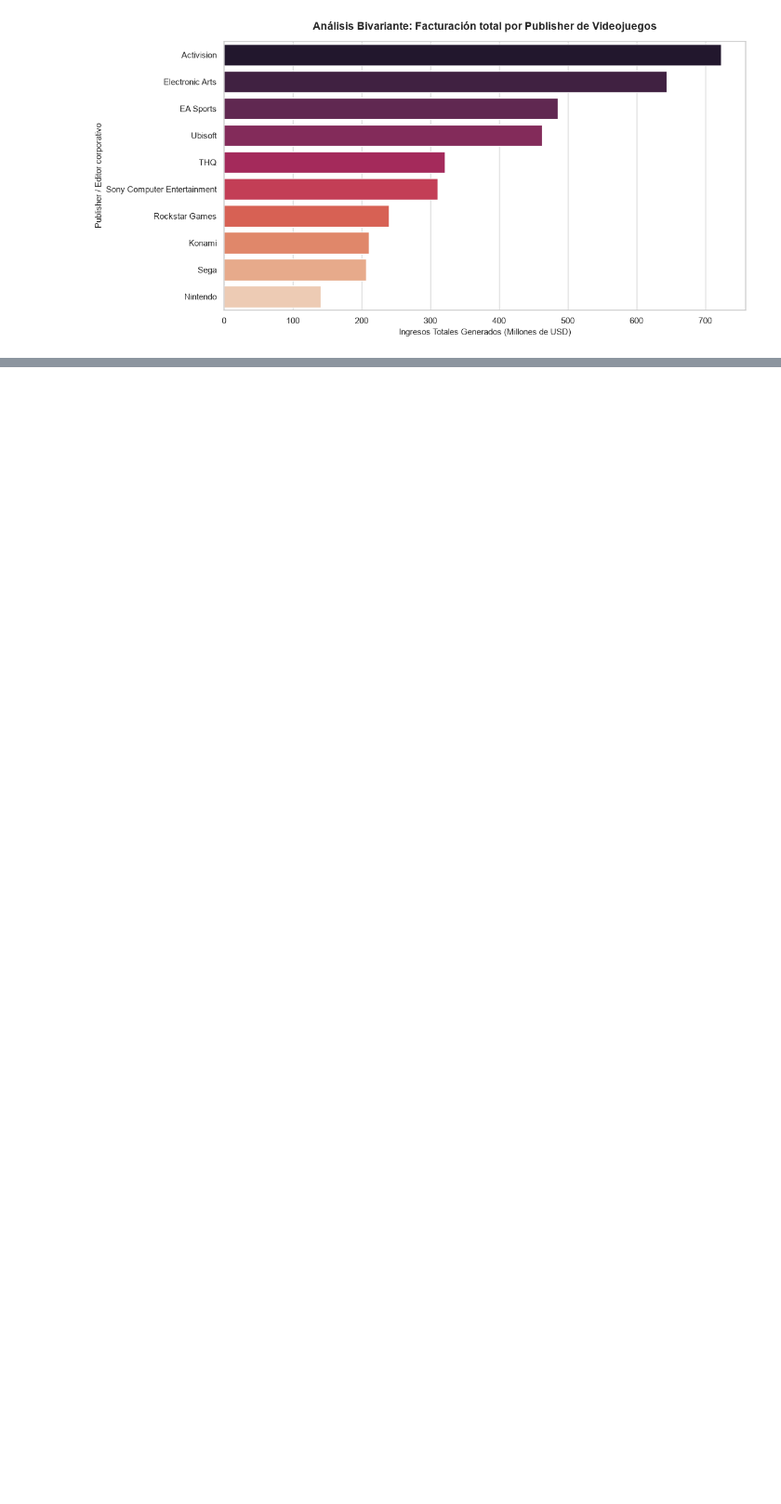
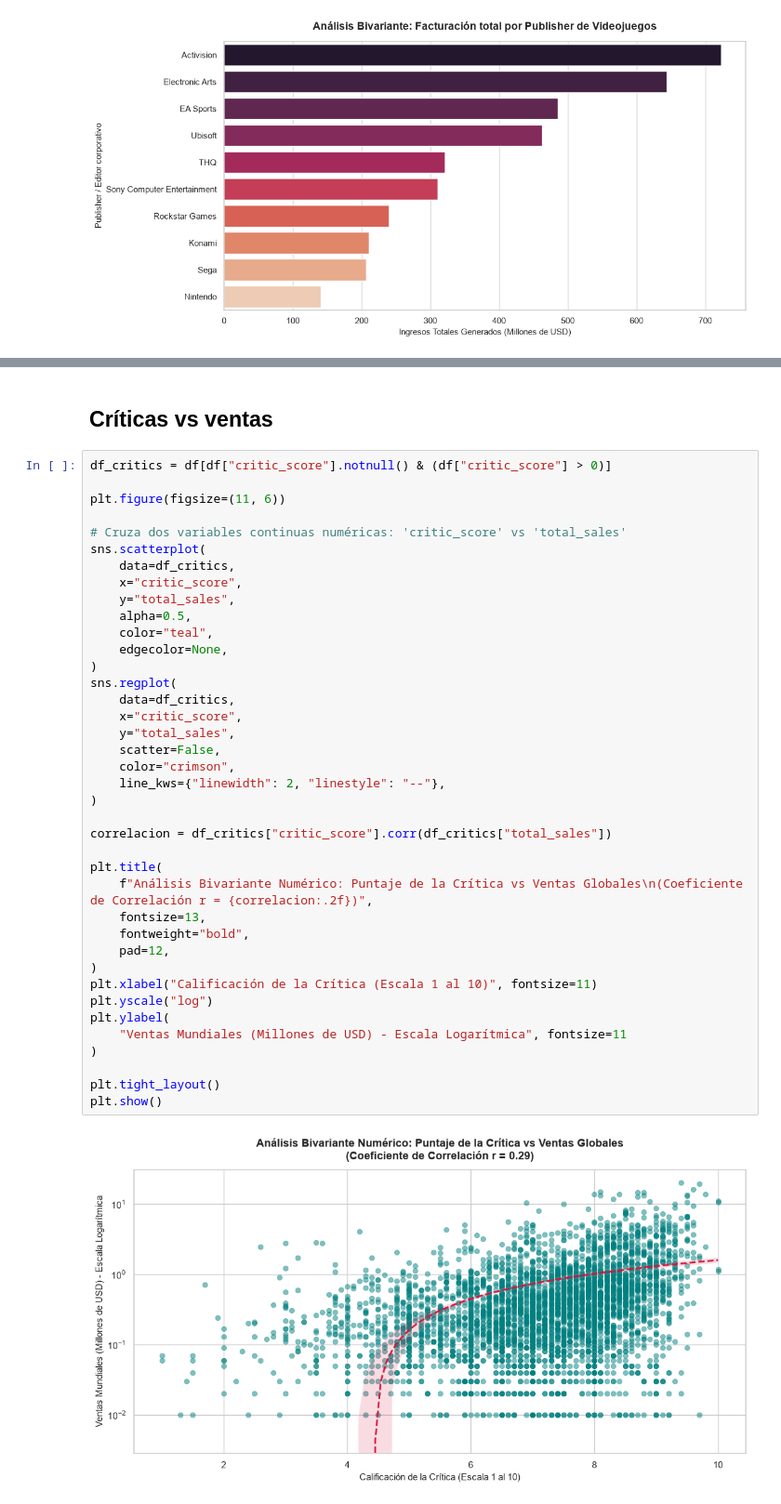
Before and after one commit to alvarodc093-pixel/Eda-Games, a Jupyter notebook: Notebook/Preprocesamiento.ipynb, the cells around one changed output, grey strips where cells are left out. Shown at 93% size. Drawn from its saved outputs; the diff is of its cells as text; blank space fills up the shorter version.

Commit message:
Análisis.
Hacemos un breve análisis de las gráficas obtenidas.

```diff
--- a/Notebook/Preprocesamiento.ipynb
+++ b/Notebook/Preprocesamiento.ipynb
@@ -437,0 +450,43 @@ plt.show()
+# %% [markdown]
+## Críticas vs ventas
+# %%
+df_critics = df[df["critic_score"].notnull() & (df["critic_score"] > 0)]
+
+plt.figure(figsize=(11, 6))
+
+# Cruza dos variables continuas numéricas: 'critic_score' vs 'total_sales'
+sns.scatterplot(
+    data=df_critics,
+    x="critic_score",
+    y="total_sales",
+    alpha=0.5,
+    color="teal",
+    edgecolor=None,
+)
+sns.regplot(
+    data=df_critics,
+    x="critic_score",
+    y="total_sales",
+    scatter=False,
+    color="crimson",
+    line_kws={"linewidth": 2, "linestyle": "--"},
+)
+
+correlacion = df_critics["critic_score"].corr(df_critics["total_sales"])
+
+plt.title(
+    f"Análisis Bivariante Numérico: Puntaje de la Crítica vs Ventas Globales\n(Coeficiente de Correlación r = {correlacion:.2f})",
+    fontsize=13,
+    fontweight="bold",
+    pad=12,
+)
+plt.xlabel("Calificación de la Crítica (Escala 1 al 10)", fontsize=11)
+plt.yscale("log")
+plt.ylabel(
+    "Ventas Mundiales (Millones de USD) - Escala Logarítmica", fontsize=11
+)
+
+plt.tight_layout()
+plt.show()
+# %% [output]
+[figure, added]
```
Also changed, not shown: parts of 14 cells of this notebook.
